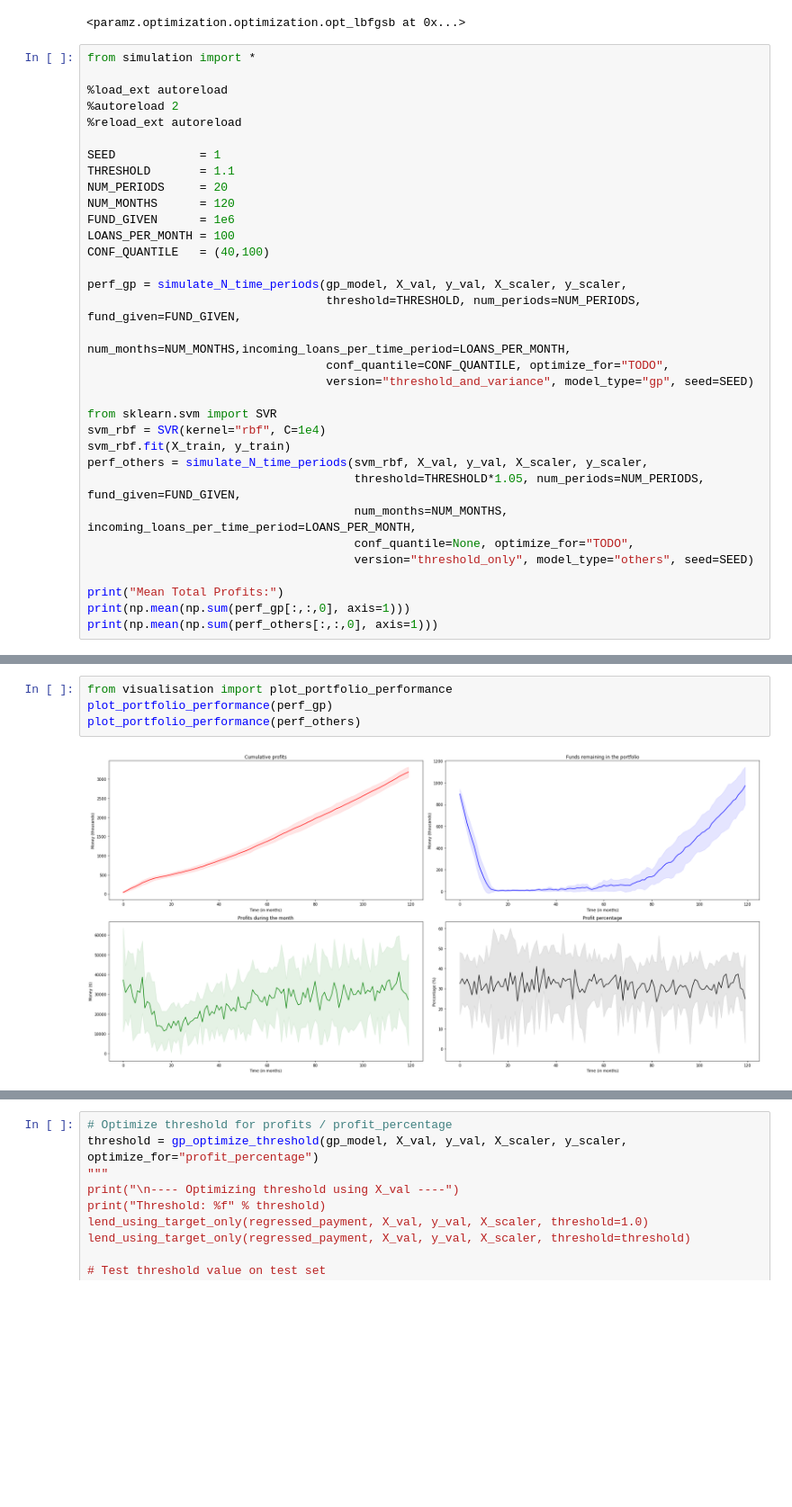
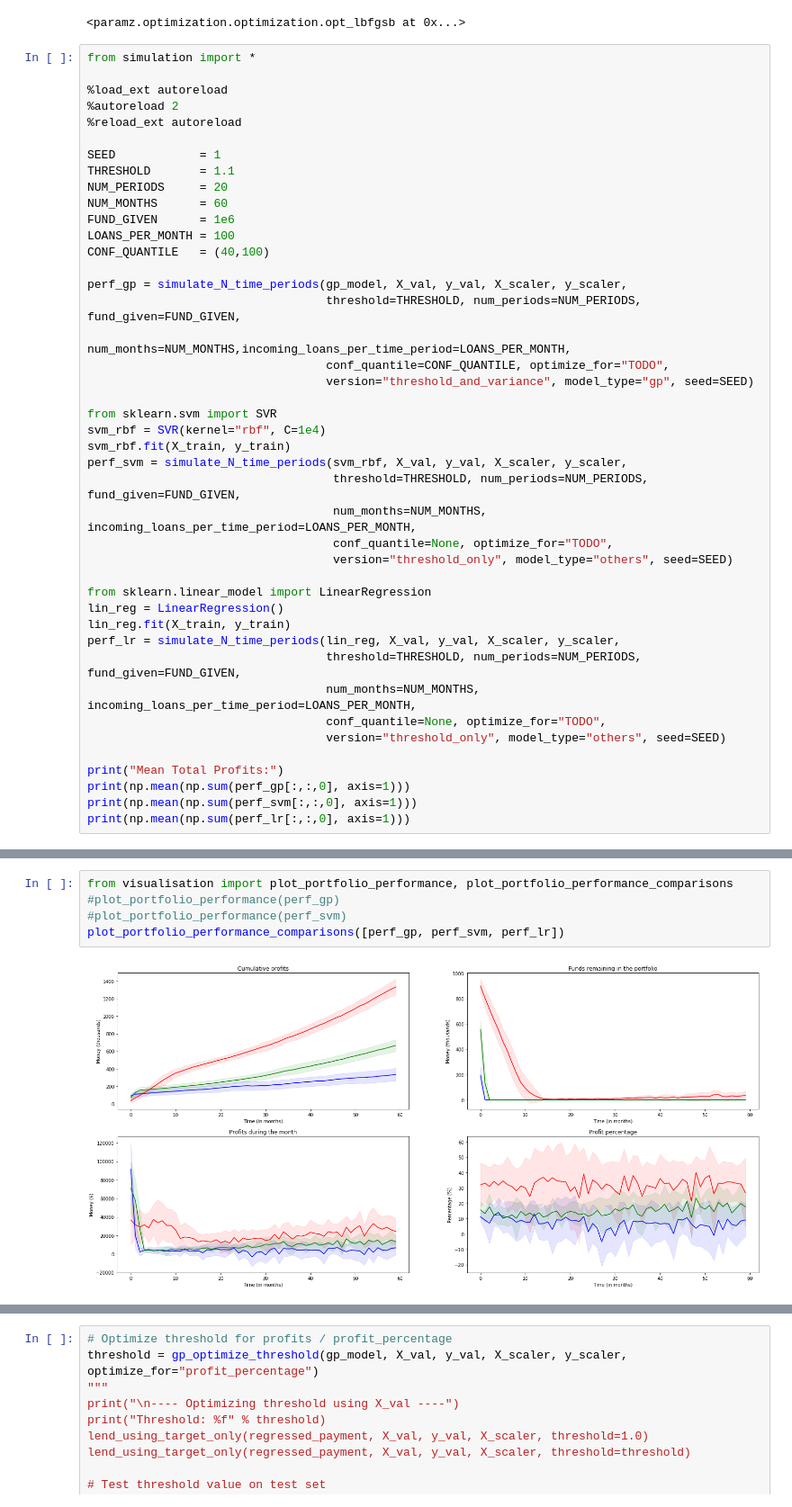
Before and after one commit to yewsiang/GPLend, a Jupyter notebook: train.ipynb, the cells around one changed output, grey strips where cells are left out. Shown: that part at 90% size. Saved outputs shown, nothing was run; the diff lists cells and outputs as text; blank space fills up the shorter version.

Commit message:
Able to plot performance on the same plot. Fixed visualization bug

```diff
--- a/train.ipynb
+++ b/train.ipynb
@@ -63,7 +63,7 @@ from simulation import *
 SEED            = 1
 THRESHOLD       = 1.1
 NUM_PERIODS     = 20
-NUM_MONTHS      = 120
+NUM_MONTHS      = 60
 FUND_GIVEN      = 1e6
 LOANS_PER_MONTH = 100
 CONF_QUANTILE   = (40,100)
@@ -77,13 +77,23 @@ perf_gp = simulate_N_time_periods(gp_model, X_val, y_val, X_scaler, y_scaler,
 from sklearn.svm import SVR
 svm_rbf = SVR(kernel="rbf", C=1e4)
 svm_rbf.fit(X_train, y_train)
-perf_others = simulate_N_time_periods(svm_rbf, X_val, y_val, X_scaler, y_scaler,
-                                      threshold=THRESHOLD*1.05, num_periods=NUM_PERIODS, fund_given=FUND_GIVEN,
-                                      num_months=NUM_MONTHS, incoming_loans_per_time_period=LOANS_PER_MONTH,
-                                      conf_quantile=None, optimize_for="TODO",
-                                      version="threshold_only", model_type="others", seed=SEED)
+perf_svm = simulate_N_time_periods(svm_rbf, X_val, y_val, X_scaler, y_scaler,
+                                   threshold=THRESHOLD, num_periods=NUM_PERIODS, fund_given=FUND_GIVEN,
+                                   num_months=NUM_MONTHS, incoming_loans_per_time_period=LOANS_PER_MONTH,
+                                   conf_quantile=None, optimize_for="TODO",
+                                   version="threshold_only", model_type="others", seed=SEED)
+
+from sklearn.linear_model import LinearRegression
+lin_reg = LinearRegression()
+lin_reg.fit(X_train, y_train)
+perf_lr = simulate_N_time_periods(lin_reg, X_val, y_val, X_scaler, y_scaler,
+                                  threshold=THRESHOLD, num_periods=NUM_PERIODS, fund_given=FUND_GIVEN,
+                                  num_months=NUM_MONTHS, incoming_loans_per_time_period=LOANS_PER_MONTH,
+                                  conf_quantile=None, optimize_for="TODO",
+                                  version="threshold_only", model_type="others", seed=SEED)
 
 print("Mean Total Profits:")
 print(np.mean(np.sum(perf_gp[:,:,0], axis=1)))
-print(np.mean(np.sum(perf_others[:,:,0], axis=1)))
+print(np.mean(np.sum(perf_svm[:,:,0], axis=1)))
+print(np.mean(np.sum(perf_lr[:,:,0], axis=1)))
 # %% [output]
@@ -97,6 +112,7 @@ Mean Total Profits:
 # %%
-from visualisation import plot_portfolio_performance
-plot_portfolio_performance(perf_gp)
-plot_portfolio_performance(perf_others)
+from visualisation import plot_portfolio_performance, plot_portfolio_performance_comparisons
+#plot_portfolio_performance(perf_gp)
+#plot_portfolio_performance(perf_svm)
+plot_portfolio_performance_comparisons([perf_gp, perf_svm, perf_lr])
 # %% [output]
-[figure, old version]
+[figure, new version]
```
Also changed, not shown: parts of 2 cells of this notebook, 2 other files.
